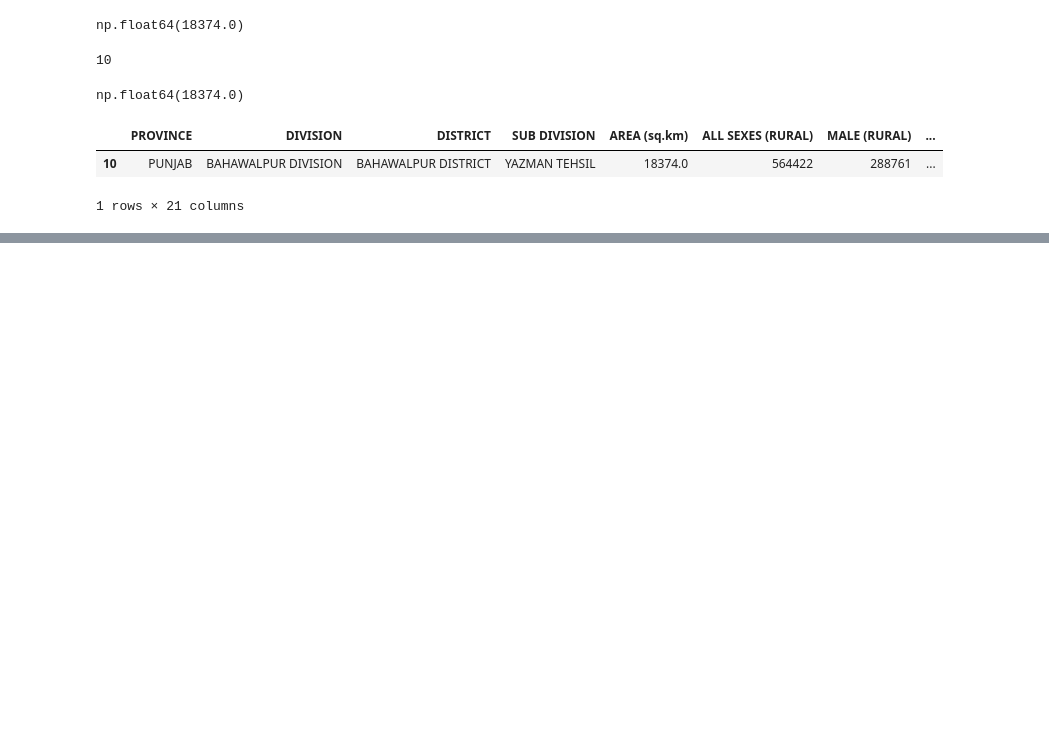
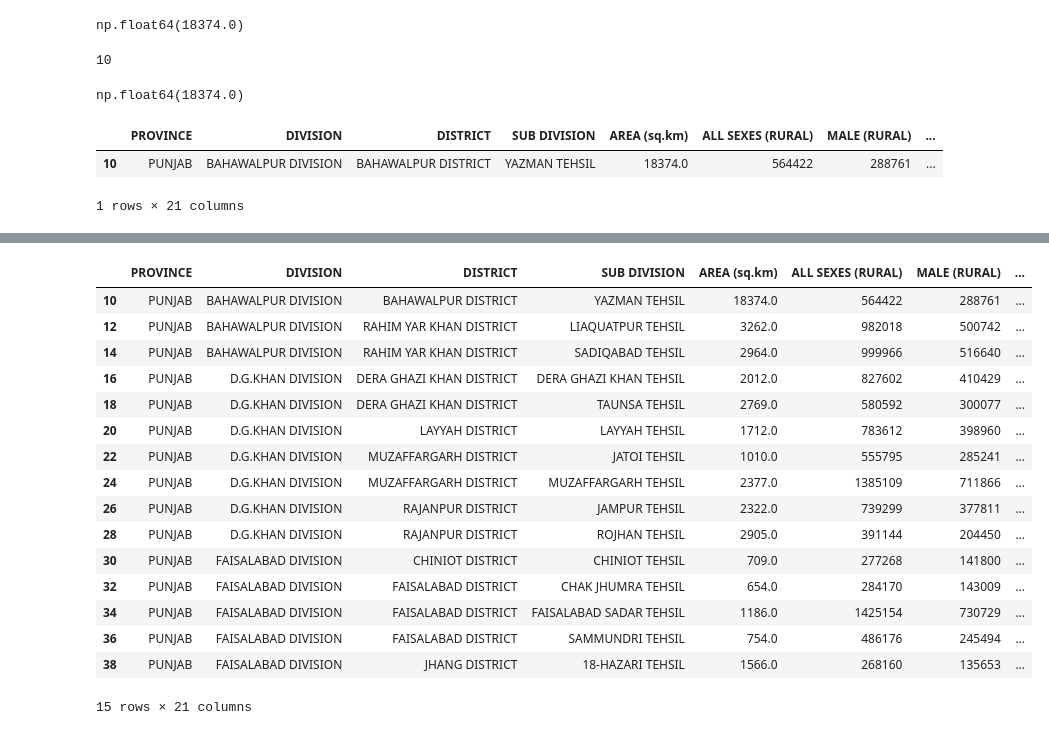
Before and after one commit to GouravGC/Complete-AI-and-Data-Science, a Jupyter notebook: 02_pandas_tips_tricks/01_pandas.ipynb, the cells around one changed output, grey strips where cells are left out. Cells and saved outputs as stored; diff of their text form; code cells hidden in the pictures; blank space fills up the shorter version.

```diff
--- a/02_pandas_tips_tricks/01_pandas.ipynb
+++ b/02_pandas_tips_tricks/01_pandas.ipynb
@@ -135,0 +158,20 @@ df[df['AREA (sq.km)']==df['AREA (sq.km)'].max()]
+# %%
+df.iloc[10:40:2]
+# %% [output]
+|  | PROVINCE | DIVISION | DISTRICT | SUB DIVISION | AREA (sq.km) | ALL SEXES (RURAL) | MALE (RURAL) | ... |
+| 10 | PUNJAB | BAHAWALPUR DIVISION | BAHAWALPUR DISTRICT | YAZMAN TEHSIL | 18374.0 | 564422 | 288761 | ... |
+| 12 | PUNJAB | BAHAWALPUR DIVISION | RAHIM YAR KHAN DISTRICT | LIAQUATPUR TEHSIL | 3262.0 | 982018 | 500742 | ... |
+| 14 | PUNJAB | BAHAWALPUR DIVISION | RAHIM YAR KHAN DISTRICT | SADIQABAD TEHSIL | 2964.0 | 999966 | 516640 | ... |
+| 16 | PUNJAB | D.G.KHAN DIVISION | DERA GHAZI KHAN DISTRICT | DERA GHAZI KHAN TEHSIL | 2012.0 | 827602 | 410429 | ... |
+| 18 | PUNJAB | D.G.KHAN DIVISION | DERA GHAZI KHAN DISTRICT | TAUNSA TEHSIL | 2769.0 | 580592 | 300077 | ... |
+| 20 | PUNJAB | D.G.KHAN DIVISION | LAYYAH DISTRICT | LAYYAH TEHSIL | 1712.0 | 783612 | 398960 | ... |
+| 22 | PUNJAB | D.G.KHAN DIVISION | MUZAFFARGARH DISTRICT | JATOI TEHSIL | 1010.0 | 555795 | 285241 | ... |
+| 24 | PUNJAB | D.G.KHAN DIVISION | MUZAFFARGARH DISTRICT | MUZAFFARGARH TEHSIL | 2377.0 | 1385109 | 711866 | ... |
+| 26 | PUNJAB | D.G.KHAN DIVISION | RAJANPUR DISTRICT | JAMPUR TEHSIL | 2322.0 | 739299 | 377811 | ... |
+| 28 | PUNJAB | D.G.KHAN DIVISION | RAJANPUR DISTRICT | ROJHAN TEHSIL | 2905.0 | 391144 | 204450 | ... |
+| 30 | PUNJAB | FAISALABAD DIVISION | CHINIOT DISTRICT | CHINIOT TEHSIL | 709.0 | 277268 | 141800 | ... |
+| 32 | PUNJAB | FAISALABAD DIVISION | FAISALABAD DISTRICT | CHAK JHUMRA TEHSIL | 654.0 | 284170 | 143009 | ... |
+| 34 | PUNJAB | FAISALABAD DIVISION | FAISALABAD DISTRICT | FAISALABAD SADAR TEHSIL | 1186.0 | 1425154 | 730729 | ... |
+| 36 | PUNJAB | FAISALABAD DIVISION | FAISALABAD DISTRICT | SAMMUNDRI TEHSIL | 754.0 | 486176 | 245494 | ... |
+| 38 | PUNJAB | FAISALABAD DIVISION | JHANG DISTRICT | 18-HAZARI TEHSIL | 1566.0 | 268160 | 135653 | ... |
+15 rows × 21 columns
```
Also changed, not shown: parts of 16 cells of this notebook, 1 other file.
